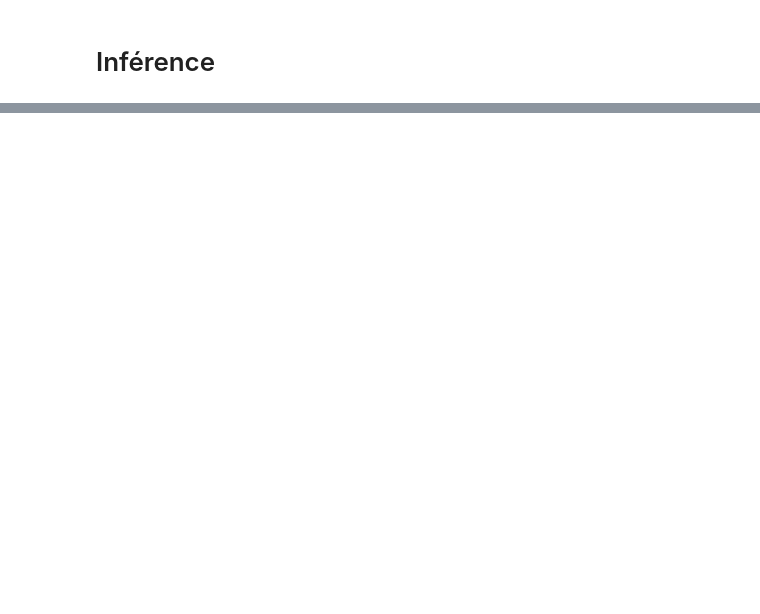
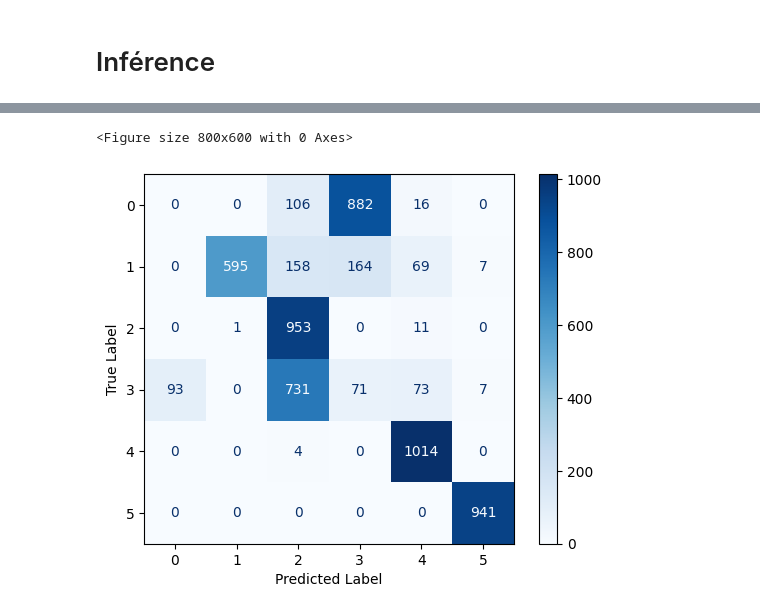
Before and after one commit to rosaliemillner/PGM_project, a Jupyter notebook: main.ipynb, the cells around one changed output, grey strips where cells are left out. Cells and saved outputs as stored; diff of their text form; code cells hidden in the pictures; blank space fills up the shorter version.

```diff
--- a/main.ipynb
+++ b/main.ipynb
@@ -183,0 +125,18 @@ plt.show()
+# %%
+# fsgm attack
+from evaluation import perform_attack
+
+adv_images = perform_attack(fit_model, TEST_SET, model_type='convnet', attack='fsgm')
+# %%
+true_labels, pred_labels, probs_positive = test_evaluation(fit_model,
+                                                            TEST_SET,
+                                                            device='cpu',
+                                                            type_model='convnet',
+                                                            attack=True,
+                                                            adv_images=adv_images
+                                                            )
+# %%
+cm = plot_confusion_matrix(true_labels, pred_labels)
+# %% [output]
+<Figure size 800x600 with 0 Axes>
+[figure, added]
```
Also changed, not shown: parts of 9 cells of this notebook, 10 other files.
